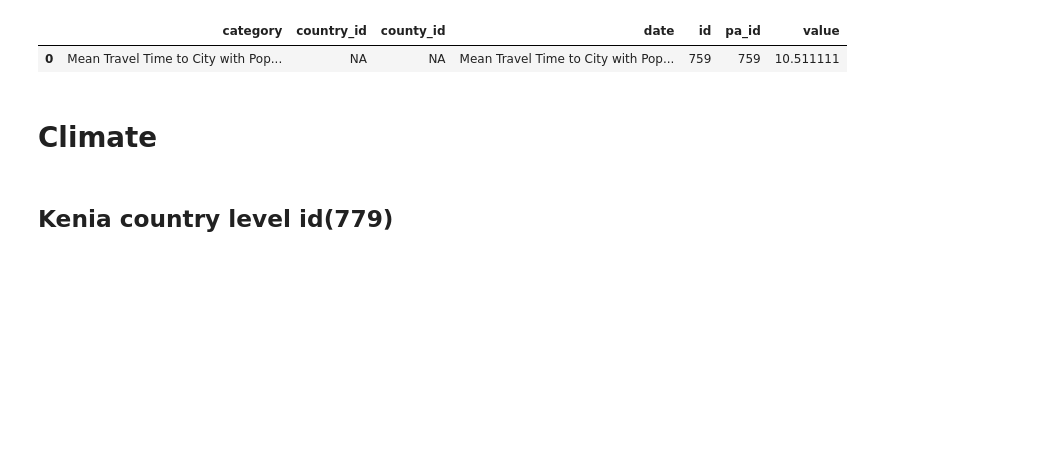
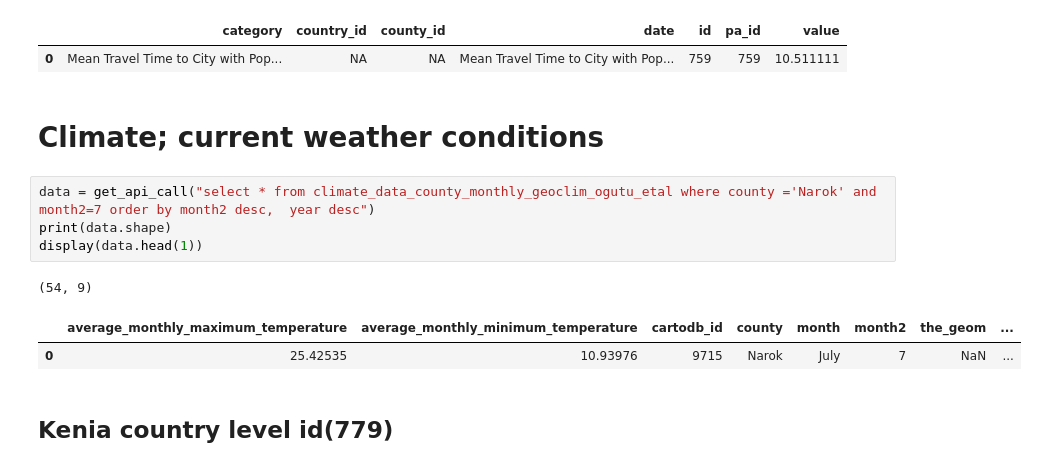
Before and after one commit to Vizzuality/notebooks, a Jupyter notebook: Kenia-dashboard/dashboard-exploration.ipynb, the cells around one changed output. Saved outputs shown, nothing was run; the diff lists cells and outputs as text; blank space fills up the shorter version.

Commit message:
added whatever needed for climate

```diff
--- a/Kenia-dashboard/dashboard-exploration.ipynb
+++ b/Kenia-dashboard/dashboard-exploration.ipynb
@@ -560,6 +560,14 @@ display(data.head(2))
 |  | category | country_id | county_id | date | id | pa_id | value |
 | 0 | Mean Travel Time to City with Pop... | NA | NA | Mean Travel Time to City with Pop... | 759 | 759 | 10.511111 |
 # %% [markdown]
-# Climate
+# Climate; current weather conditions
+# %%
+data = get_api_call("select * from climate_data_county_monthly_geoclim_ogutu_etal where county ='Narok' and month2=7 order by month2 desc,  year desc")
+print(data.shape)
+display(data.head(1))
+# %% [output]
+(54, 9)
+|  | average_monthly_maximum_temperature | average_monthly_minimum_temperature | cartodb_id | county | month | month2 | the_geom | ... |
+| 0 | 25.42535 | 10.93976 | 9715 | Narok | July | 7 | NaN | ... |
 # %% [markdown]
 ## Kenia country level id(779)
```
Also changed, not shown: parts of 11 cells of this notebook.
